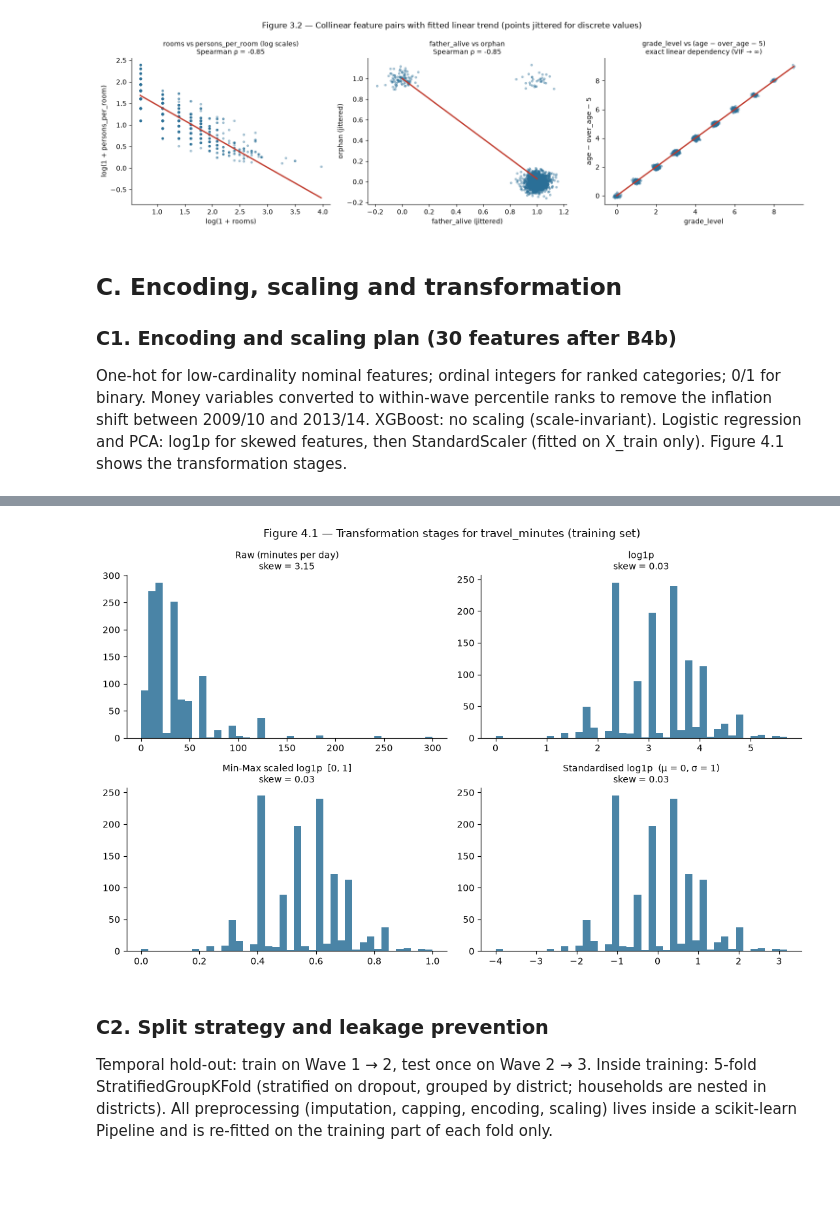
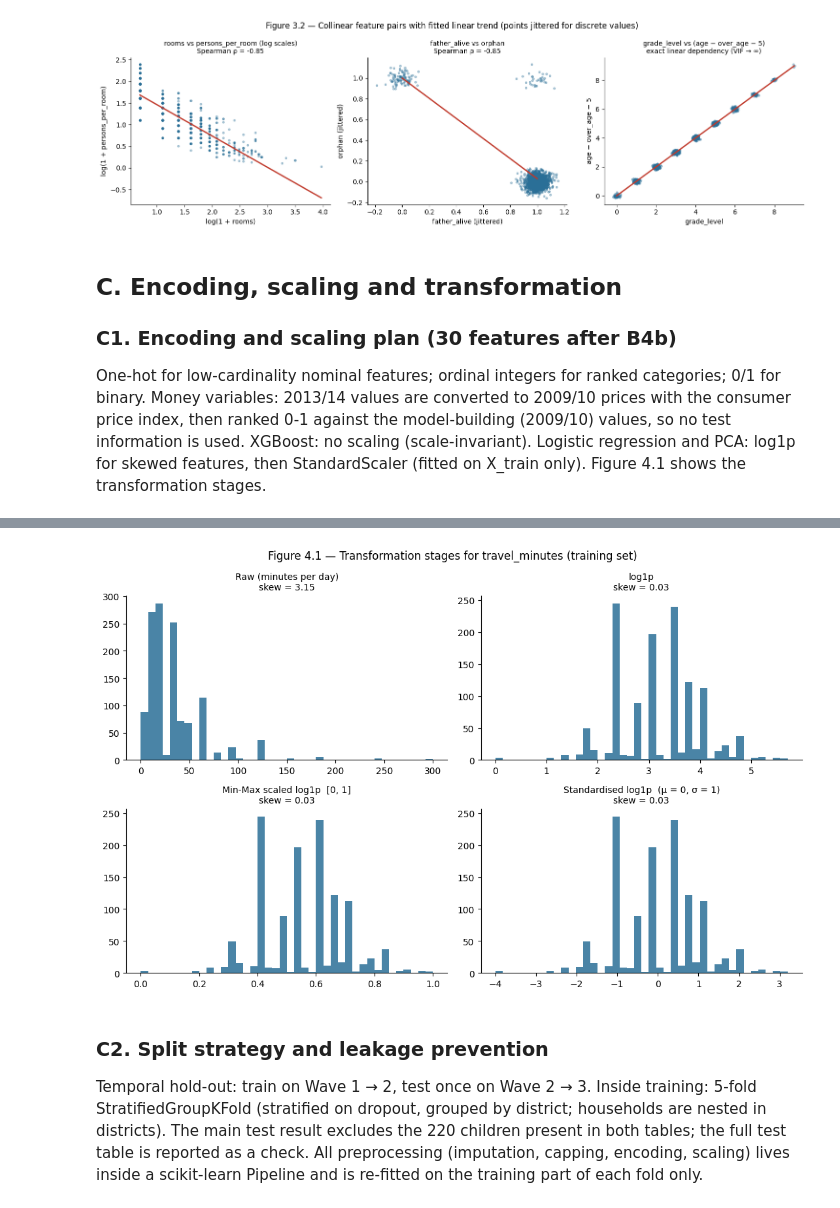
Before and after one commit to Emile-Lucky-Muhigira/AISD_Project, a Jupyter notebook: notebooks/02_phase1_audit.ipynb, the cells around one changed output, grey strips where cells are left out. Saved outputs shown, nothing was run; the diff lists cells and outputs as text; code cells hidden in the pictures; blank space fills up the shorter version.

Commit message:
Align Phase 1 tables and notebook text with final report

```diff
--- a/notebooks/02_phase1_audit.ipynb
+++ b/notebooks/02_phase1_audit.ipynb
@@ -413,8 +414,8 @@ Upper-tail capping at IQR fences computed on log1p(x) of the training data and c
 # travel for a boarder) are genuine. Nothing is deleted: values above the bound are set to the bound.
 B3_PLAN = {
     "travel_minutes":   ("log1p + IQR cap (Winsorize)", "Right-skewed (3.15); raw IQR would cap 77 plausible long walks"),
-    "school_spend":     ("log1p + IQR cap (Winsorize)", "Extreme right skew (10.8); money variable"),
-    "durables_value":   ("log1p + IQR cap (Winsorize)", "Extreme right skew (10.1); money variable"),
+    "school_spend":     ("Replaced by a rank (C1); log1p + IQR cap shown for reference only", "Extreme right skew (10.8); money variable; the rank has fixed limits"),
+    "durables_value":   ("Replaced by a rank (C1); log1p + IQR cap shown for reference only", "Extreme right skew (10.1); money variable; the rank has fixed limits"),
     "rooms":            ("log1p + IQR cap (Winsorize)", "Compound houses up to 52 rooms"),
     "hh_size":          ("log1p + IQR cap (Winsorize)", "Very large households (up to 20)"),
     "persons_per_room": ("log1p, no cap needed", "0 values flagged after log1p"),
@@ -427,7 +428,7 @@ B3_PLAN = {
     "english_score":    ("No capping", "Bounded test scale 0-7"),
     "asset_count":      ("No capping", "Bounded count 0-10"),
 }
-CAP = [c for c, (t, _) in B3_PLAN.items() if t.startswith("log1p + IQR cap")]
+CAP = [c for c, (t, _) in B3_PLAN.items() if "IQR cap" in t]
 
 bounds, rows = {}, []
 for c in B3_PLAN:
@@ -667,7 +668,7 @@ Max VIF after removal: 1.89
 # %% [markdown]
 ## C. Encoding, scaling and transformation
 ### C1. Encoding and scaling plan (30 features after B4b)
-One-hot for low-cardinality nominal features; ordinal integers for ranked categories; 0/1 for binary. Money variables converted to within-wave percentile ranks to remove the inflation shift between 2009/10 and 2013/14. XGBoost: no scaling (scale-invariant). Logistic regression and PCA: log1p for skewed features, then StandardScaler (fitted on X_train only). Figure 4.1 shows the transformation stages.
+One-hot for low-cardinality nominal features; ordinal integers for ranked categories; 0/1 for binary. Money variables: 2013/14 values are converted to 2009/10 prices with the consumer price index, then ranked 0-1 against the model-building (2009/10) values, so no test information is used. XGBoost: no scaling (scale-invariant). Logistic regression and PCA: log1p for skewed features, then StandardScaler (fitted on X_train only). Figure 4.1 shows the transformation stages.
 # %%
 FINAL_FEATURES = [c for c in FEATURES if c not in DROP]          # 30 features after B4b
 C1_PLAN = {}
@@ -687,8 +688,8 @@ for c in FINAL_FEATURES:
 C1_PLAN["relationship_to_head"] = ("Nominal", "Collapse to 3 levels (own child / grandchild / other) → one-hot", *C1_PLAN["relationship_to_head"][2:])
 C1_PLAN["has_textbooks"] = ("Ordinal", "Re-map so higher = more books: none 0, some 1, all 2", *C1_PLAN["has_textbooks"][2:])
 C1_PLAN["school_type"] = ("Nominal", "One-hot incl. 'missing' level (B1)", *C1_PLAN["school_type"][2:])
-C1_PLAN["durables_value"] = ("Continuous", "Within-wave percentile rank (removes 2009→2013 inflation)", "None", "StandardScaler")
-C1_PLAN["school_spend"] = ("Continuous", "Within-wave percentile rank (removes inflation)", "None", "StandardScaler")
+C1_PLAN["durables_value"] = ("Continuous", "Rank 0-1 against model-building values, after CPI adjustment to 2009/10 prices", "None", "StandardScaler")
+C1_PLAN["school_spend"] = ("Continuous", "Rank 0-1 against model-building values, after CPI adjustment to 2009/10 prices", "None", "StandardScaler")
 
 c1 = pd.DataFrame.from_dict(C1_PLAN, orient="index", columns=["Type", "Encoding", "Scaling: XGBoost", "Scaling: logistic regression / PCA"])
 print(c1.to_string())
@@ -702,10 +703,11 @@ print(f"\nEncoded width: {n_other} numeric/ordinal/binary + {sum(nominal_levels.
       f"+ 4 missing indicators = {n_other + sum(nominal_levels.values()) + 4} columns "
       f"(logistic regression drops one level per nominal feature: {n_other + sum(nominal_levels.values()) - len(nominal_levels) + 4})")
 
-# Why within-wave ranks for money: the same percentile means the same relative position in each wave
+# Why money is ranked: values rose about 2.5x between waves, mostly inflation. Final plan (report C1):
+# convert 2013/14 values to 2009/10 prices with the CPI, then rank against model-building values
 for c in ["durables_value", "school_spend"]:
     print(f"{c}: median train {train[c].median():.0f} vs test {test[c].median():.0f} cedis "
-          f"(ratio {test[c].median() / train[c].median():.2f}); after within-wave ranking both medians = 0.50")
+          f"(ratio {test[c].median() / train[c].median():.2f}); ranking puts both waves on the same 0-1 scale")
 
 # Figure 4.1: Raw -> Log -> Min-Max -> Standardised (travel_minutes, training set)
 from sklearn.preprocessing import MinMaxScaler, StandardScaler
@@ -744,7 +746,7 @@ school_spend: median train 79 vs test 87 cedis (ratio 1.10); after within-wave r
-[figure, old version]
+[figure, new version]
 # %% [markdown]
 ### C2. Split strategy and leakage prevention
-Temporal hold-out: train on Wave 1 → 2, test once on Wave 2 → 3. Inside training: 5-fold StratifiedGroupKFold (stratified on dropout, grouped by district; households are nested in districts). All preprocessing (imputation, capping, encoding, scaling) lives inside a scikit-learn Pipeline and is re-fitted on the training part of each fold only.
+Temporal hold-out: train on Wave 1 → 2, test once on Wave 2 → 3. Inside training: 5-fold StratifiedGroupKFold (stratified on dropout, grouped by district; households are nested in districts). The main test result excludes the 220 children present in both tables; the full test table is reported as a check. All preprocessing (imputation, capping, encoding, scaling) lives inside a scikit-learn Pipeline and is re-fitted on the training part of each fold only.
 # %%
 from sklearn.model_selection import StratifiedGroupKFold
 
```
Also changed, not shown: parts of 9 cells of this notebook, 3 other files.
